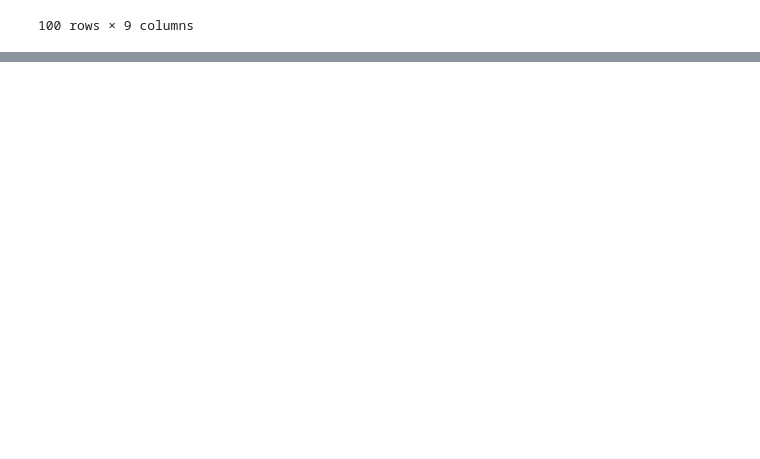
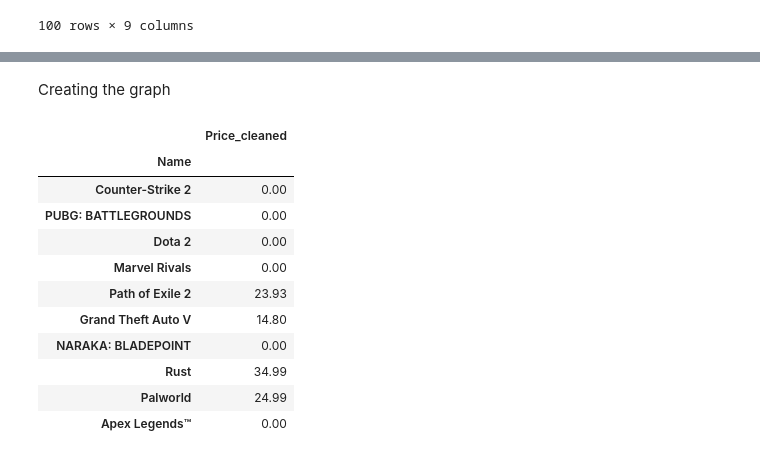
Before and after one commit to erikunevik/data_visualization_erik_unevik_de24, a Jupyter notebook: exercises/exercise0/exercise0erikunevik.ipynb, the cells around one changed output, grey strips where cells are left out. Saved outputs shown, nothing was run; the diff lists cells and outputs as text; code cells hidden in the pictures; blank space fills up the shorter version.

```diff
--- a/exercises/exercise0/exercise0erikunevik.ipynb
+++ b/exercises/exercise0/exercise0erikunevik.ipynb
@@ -814,0 +815,18 @@ df2
+# %% [markdown]
+Creating the graph
+# %%
+ freeorpounds =  df2[["Name", "Price_cleaned"]].set_index("Name").head(10)
+ freeorpounds
+# %% [output]
+|  | Price_cleaned |
+| Name |  |
+| Counter-Strike 2 | 0.00 |
+| PUBG: BATTLEGROUNDS | 0.00 |
+| Dota 2 | 0.00 |
+| Marvel Rivals | 0.00 |
+| Path of Exile 2 | 23.93 |
+| Grand Theft Auto V | 14.80 |
+| NARAKA: BLADEPOINT | 0.00 |
+| Rust | 34.99 |
+| Palworld | 24.99 |
+| Apex Legends™ | 0.00 |
```
Also changed, not shown: parts of 18 cells of this notebook, 11 other files.
